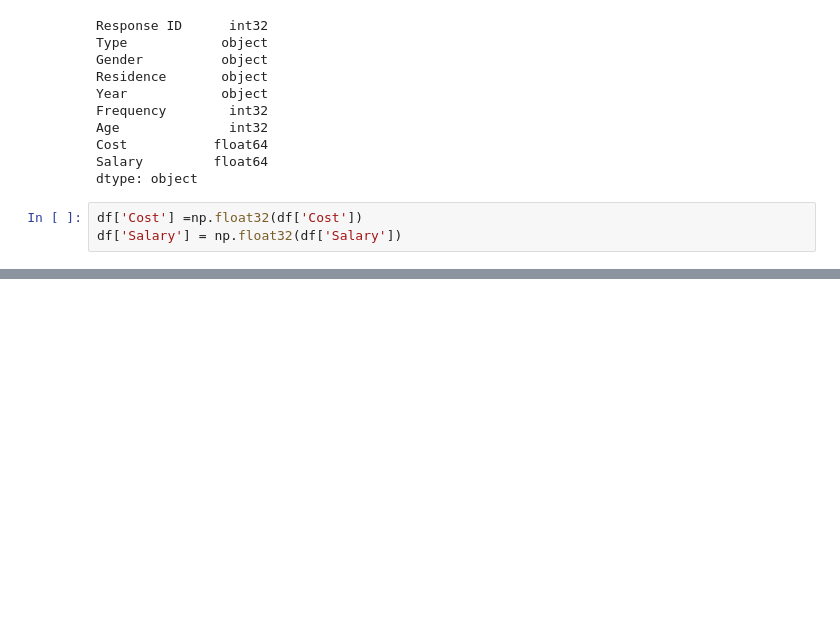
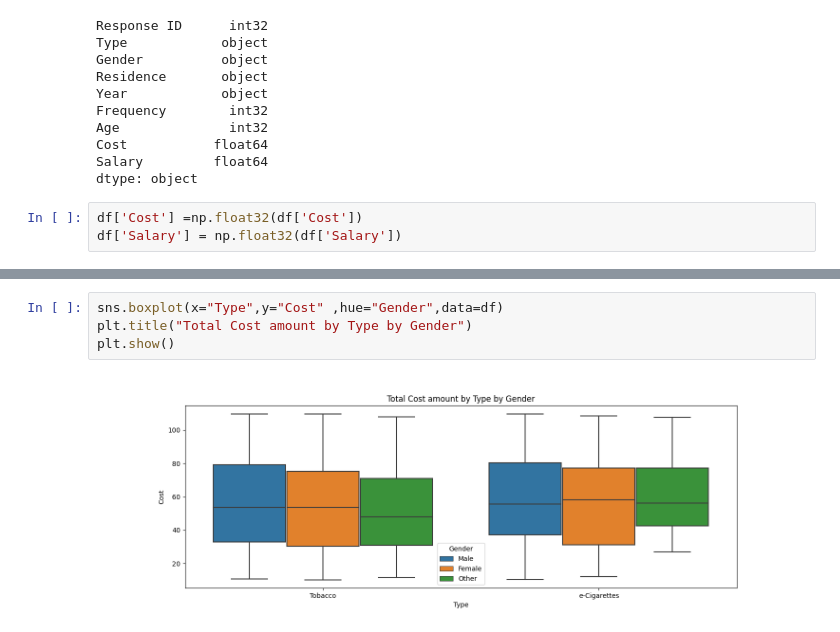
Before and after one commit to MSoD1/Programming-for-Data-Analysis, a Jupyter notebook: Project1_Synthesis_Data.ipynb, the cells around one changed output, grey strips where cells are left out. Cells and saved outputs as stored; diff of their text form; blank space fills up the shorter version.

```diff
--- a/Project1_Synthesis_Data.ipynb
+++ b/Project1_Synthesis_Data.ipynb
@@ -109,0 +148,6 @@ df['Salary'] = np.float32(df['Salary'])
+# %%
+sns.boxplot(x="Type",y="Cost" ,hue="Gender",data=df)
+plt.title("Total Cost amount by Type by Gender")
+plt.show()
+# %% [output]
+[figure, added]
```
Also changed, not shown: parts of 6 cells of this notebook.
